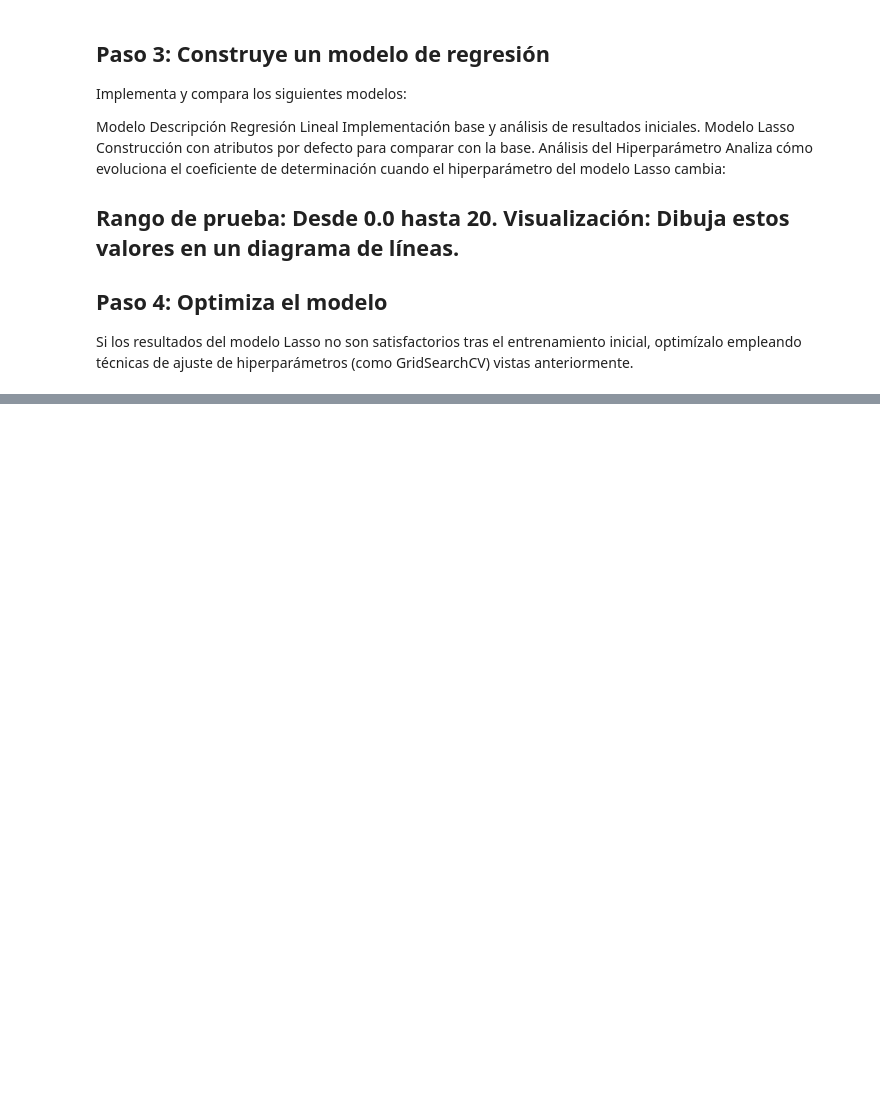
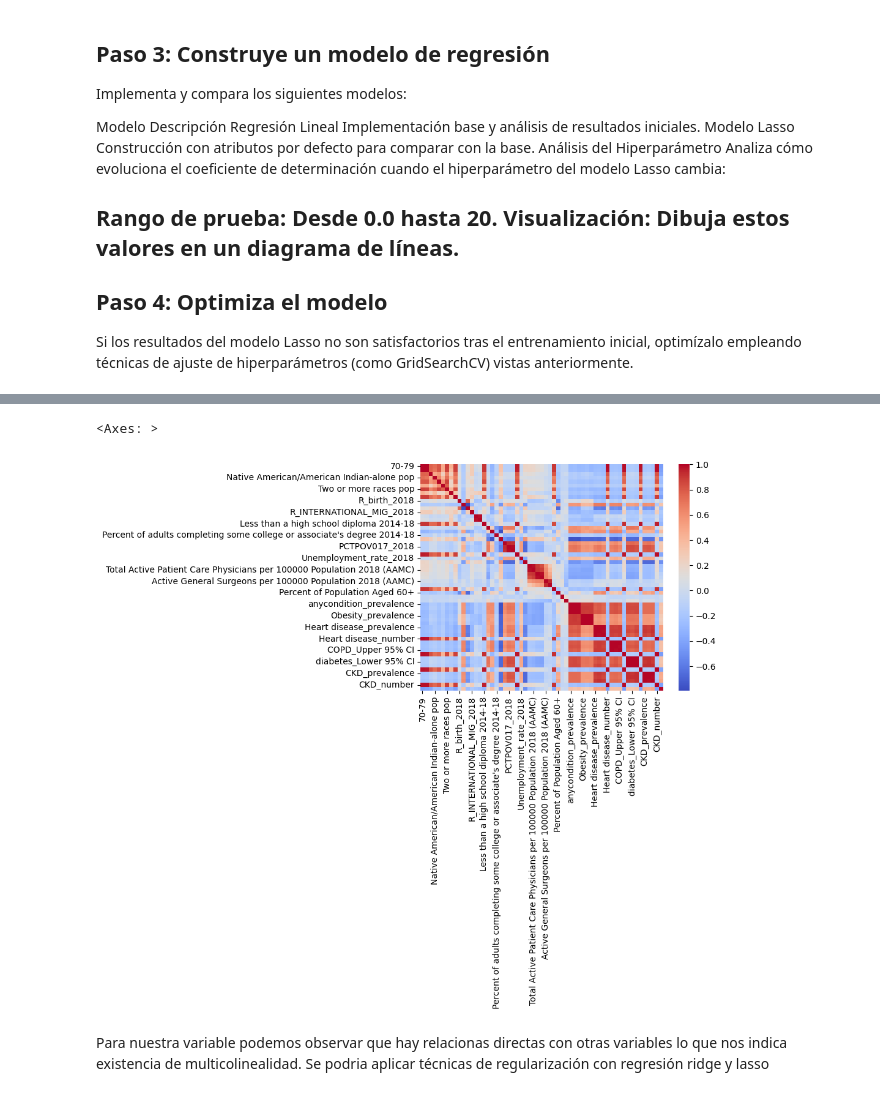
Before and after one commit to 4GeeksAcademy/alejandroantoniogutierrez-intro-ml, a Jupyter notebook: src/03.linear-regression-reg-demographic-health-data.ipynb, the cells around one changed output, grey strips where cells are left out. Saved outputs shown, nothing was run; the diff lists cells and outputs as text; code cells hidden in the pictures; blank space fills up the shorter version.

```diff
--- a/src/03.linear-regression-reg-demographic-health-data.ipynb
+++ b/src/03.linear-regression-reg-demographic-health-data.ipynb
@@ -43,0 +188,11 @@ Si los resultados del modelo Lasso no son satisfactorios tras el entrenamiento i
+# %%
+valores_unicos = total_data.nunique()
+# %%
+#Podemos eliminar columnas con varianza cero o muy baja, Columnas donde casi todos los valores son iguales no aportan información al modelo.
+
+info_uniques = pd.DataFrame({
+    'Valores Unicos': valores_unicos,
+    'Total Filas': len(total_data),
+    '% Unicidad': (valores_unicos / len(total_data)) * 100
+}).sort_values(by='% Unicidad', ascending = False)
+info_uniques
@@ -43,0 +213,4 @@ Si los resultados del modelo Lasso no son satisfactorios tras el entrenamiento i
+# %%
+columns_to_del = info_uniques[info_uniques['% Unicidad'] > 85].index.tolist()
+total_data = total_data.drop(columns = columns_to_del)
+total_data.head()
@@ -43,0 +235,3 @@ Si los resultados del modelo Lasso no son satisfactorios tras el entrenamiento i
+# %%
+total_data.drop(["COUNTY_NAME"],  axis = 1,  inplace = True)
+total_data
@@ -43,0 +269,8 @@ Si los resultados del modelo Lasso no son satisfactorios tras el entrenamiento i
+# %%
+df_num = total_data.select_dtypes(include="number")
+sns.heatmap(df_num.corr(), cmap="coolwarm")
+# %% [output]
+<Axes: >
+[figure, added]
+# %% [markdown]
+Para nuestra variable podemos observar que hay relacionas directas con otras variables lo que nos indica existencia de multicolinealidad. Se podria aplicar técnicas de regularización con regresión ridge y lasso
```
Also changed, not shown: parts of 40 cells of this notebook, 5 other files.
